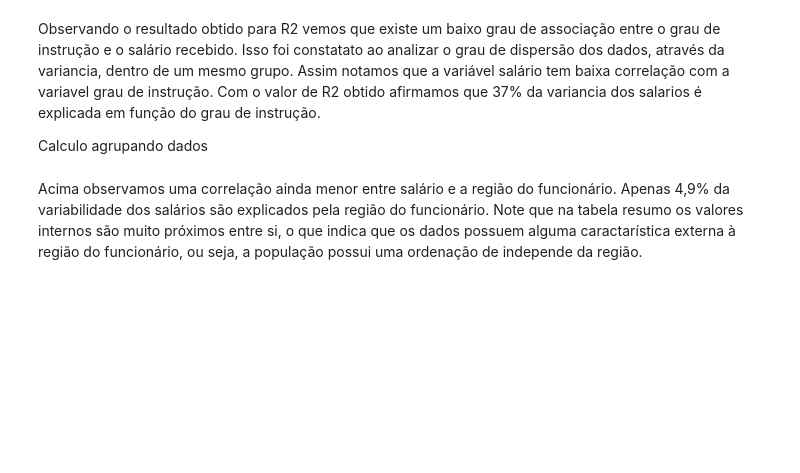
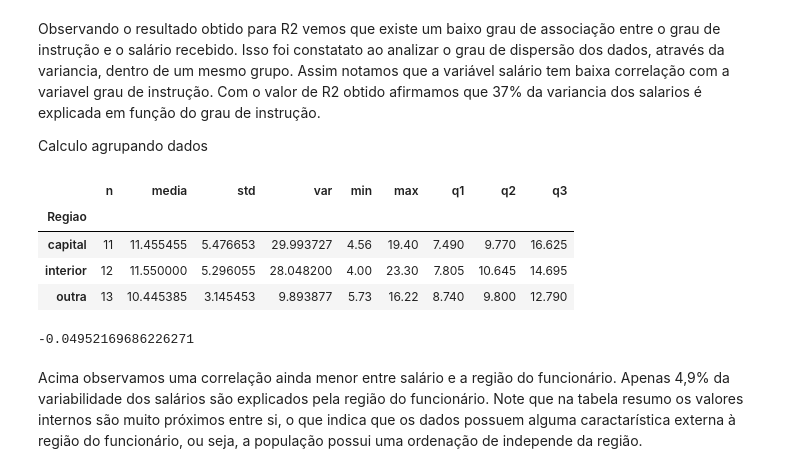
Before and after one commit to VitorSancho/Estudos_LivroEstatisticaBasica, a Jupyter notebook: LivroEstatísticaBásica.ipynb, the cells around one changed output. Cells and saved outputs as stored; diff of their text form; code cells hidden in the pictures; blank space fills up the shorter version.

```diff
--- a/LivroEstatísticaBásica.ipynb
+++ b/LivroEstatísticaBásica.ipynb
@@ -412,32 +446,40 @@ Com o valor de R2 obtido afirmamos que 37% da variancia dos salarios é explicad
 
 Calculo agrupando dados
 # %%
-tabela_contagem=dados[['Salario','Regiao']].groupby(by='Regiao').count()
-tabela_media=dados[['Salario','Regiao']].groupby(by='Regiao').mean()
-tabela_std=dados[['Salario','Regiao']].groupby(by='Regiao').std()
-tabela_var=dados[['Salario','Regiao']].groupby(by='Regiao').var()
-tabela_min=dados[['Salario','Regiao']].groupby(by='Regiao').min()
-tabela_max=dados[['Salario','Regiao']].groupby(by='Regiao').max()
-tabela_quantile1=dados[['Salario','Regiao']].groupby(by='Regiao').quantile(0.25)
-tabela_quantile2=dados[['Salario','Regiao']].groupby(by='Regiao').quantile(0.5)
-tabela_quantile3=dados[['Salario','Regiao']].groupby(by='Regiao').quantile(0.75)
+tabela_contagem=dados[['Salario (x Sal Min)','Regiao']].groupby(by='Regiao').count()
+tabela_media=dados[['Salario (x Sal Min)','Regiao']].groupby(by='Regiao').mean()
+tabela_std=dados[['Salario (x Sal Min)','Regiao']].groupby(by='Regiao').std()
+tabela_var=dados[['Salario (x Sal Min)','Regiao']].groupby(by='Regiao').var()
+tabela_min=dados[['Salario (x Sal Min)','Regiao']].groupby(by='Regiao').min()
+tabela_max=dados[['Salario (x Sal Min)','Regiao']].groupby(by='Regiao').max()
+tabela_quantile1=dados[['Salario (x Sal Min)','Regiao']].groupby(by='Regiao').quantile(0.25)
+tabela_quantile2=dados[['Salario (x Sal Min)','Regiao']].groupby(by='Regiao').quantile(0.5)
+tabela_quantile3=dados[['Salario (x Sal Min)','Regiao']].groupby(by='Regiao').quantile(0.75)
 
 lista_de_tabelas=[tabela_std,tabela_var,tabela_min,tabela_max,tabela_quantile1,tabela_quantile2,tabela_quantile3]
 tabela_total2=tabela_contagem.merge(tabela_media, how='inner', on='Regiao')
 
 for tabela in lista_de_tabelas:
   tabela_total2=tabela_total2.merge(tabela,how='inner', on='Regiao')
 
 tabela_total2.columns=['n','media','std','var','min','max','q1','q2','q3']
 tabela_total2
+# %% [output]
+|  | n | media | std | var | min | max | q1 | q2 | q3 |
+| Regiao |  |  |  |  |  |  |  |  |  |
+| capital | 11 | 11.455455 | 5.476653 | 29.993727 | 4.56 | 19.40 | 7.490 | 9.770 | 16.625 |
+| interior | 12 | 11.550000 | 5.296055 | 28.048200 | 4.00 | 23.30 | 7.805 | 10.645 | 14.695 |
+| outra | 13 | 10.445385 | 3.145453 | 9.893877 | 5.73 | 16.22 | 8.740 | 9.800 | 12.790 |
 # %%
-variancia_total=dados.Salario.var() #vars
+variancia_total=dados['Salario (x Sal Min)'].var() #vars
 total_de_dados=dados.shape[0]
 tabela_produto2=tabela_contagem*tabela_var
 varS2=tabela_produto2.sum()/total_de_dados
 
 R2=1-(varS2/variancia_total)
-R2
+R2[0]
+# %% [output]
+-0.04952169686226271
 # %% [markdown]
 Acima observamos uma correlação ainda menor entre salário e a região do funcionário. Apenas 4,9% da variabilidade dos salários são explicados pela região do funcionário. Note que na tabela resumo os valores internos são muito próximos entre si, o que indica que os dados possuem alguma caractarística externa à região do funcionário, ou seja, a população possui uma ordenação de independe da região.
 # %%
```
Also changed, not shown: parts of 18 cells of this notebook.
